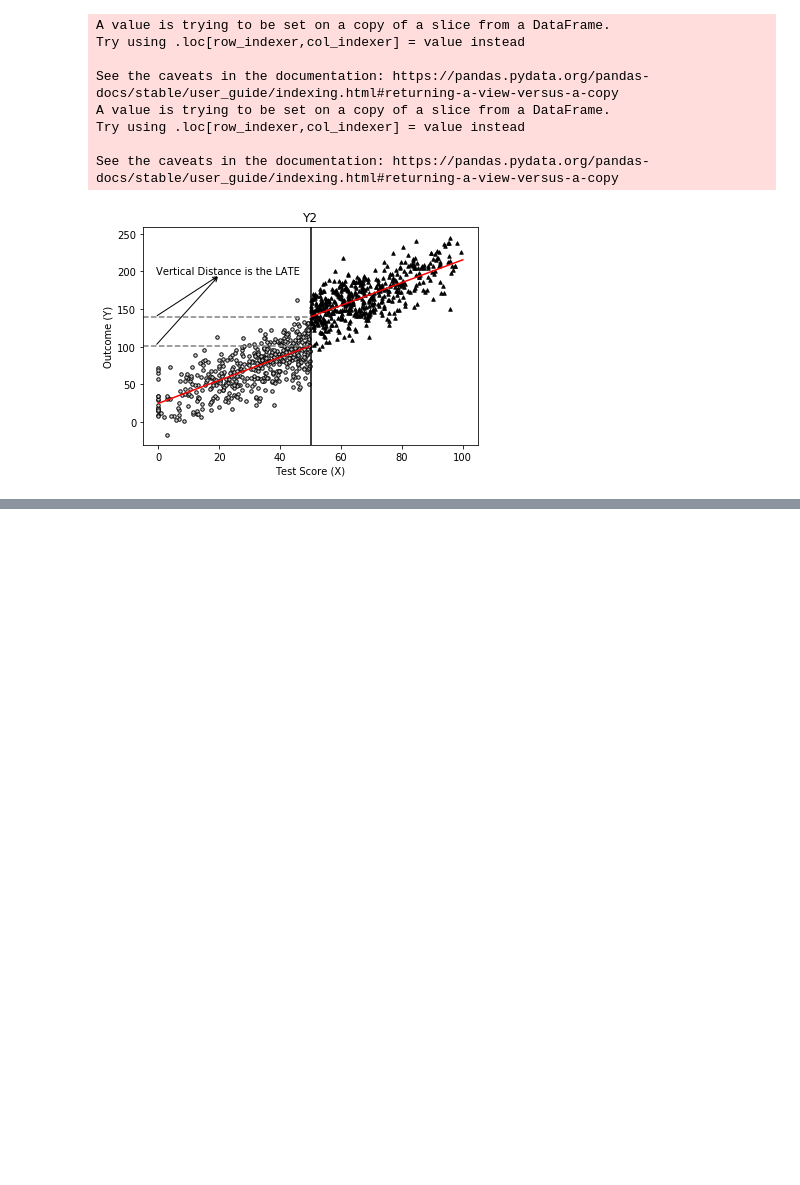
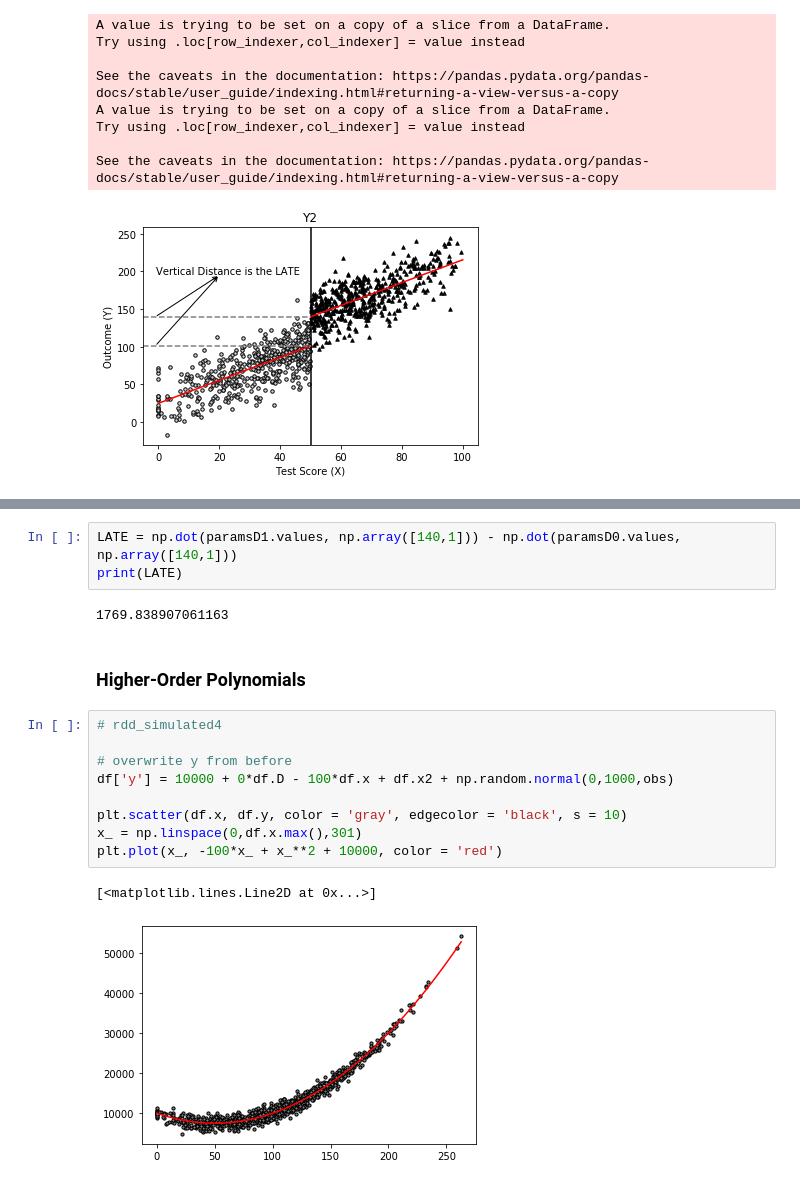
Before and after one commit to alexanderthclark/Causal-Inference-Mixtape, a Jupyter notebook: RegressionDiscontinuity.ipynb, the cells around one changed output, grey strips where cells are left out. Cells and saved outputs as stored; diff of their text form; blank space fills up the shorter version.

```diff
--- a/RegressionDiscontinuity.ipynb
+++ b/RegressionDiscontinuity.ipynb
@@ -127,0 +199,19 @@ See the caveats in the documentation: https://pandas.pydata.org/pandas-docs/stab
+# %%
+LATE = np.dot(paramsD1.values, np.array([140,1])) - np.dot(paramsD0.values, np.array([140,1]))
+print(LATE)
+# %% [output]
+1769.838907061163
+# %% [markdown]
+### Higher-Order Polynomials
+# %%
+# rdd_simulated4
+
+# overwrite y from before
+df['y'] = 10000 + 0*df.D - 100*df.x + df.x2 + np.random.normal(0,1000,obs)
+
+plt.scatter(df.x, df.y, color = 'gray', edgecolor = 'black', s = 10)
+x_ = np.linspace(0,df.x.max(),301)
+plt.plot(x_, -100*x_ + x_**2 + 10000, color = 'red')
+# %% [output]
+[<matplotlib.lines.Line2D at 0x...>]
+[figure, added]
```
Also changed, not shown: parts of 10 cells of this notebook.
